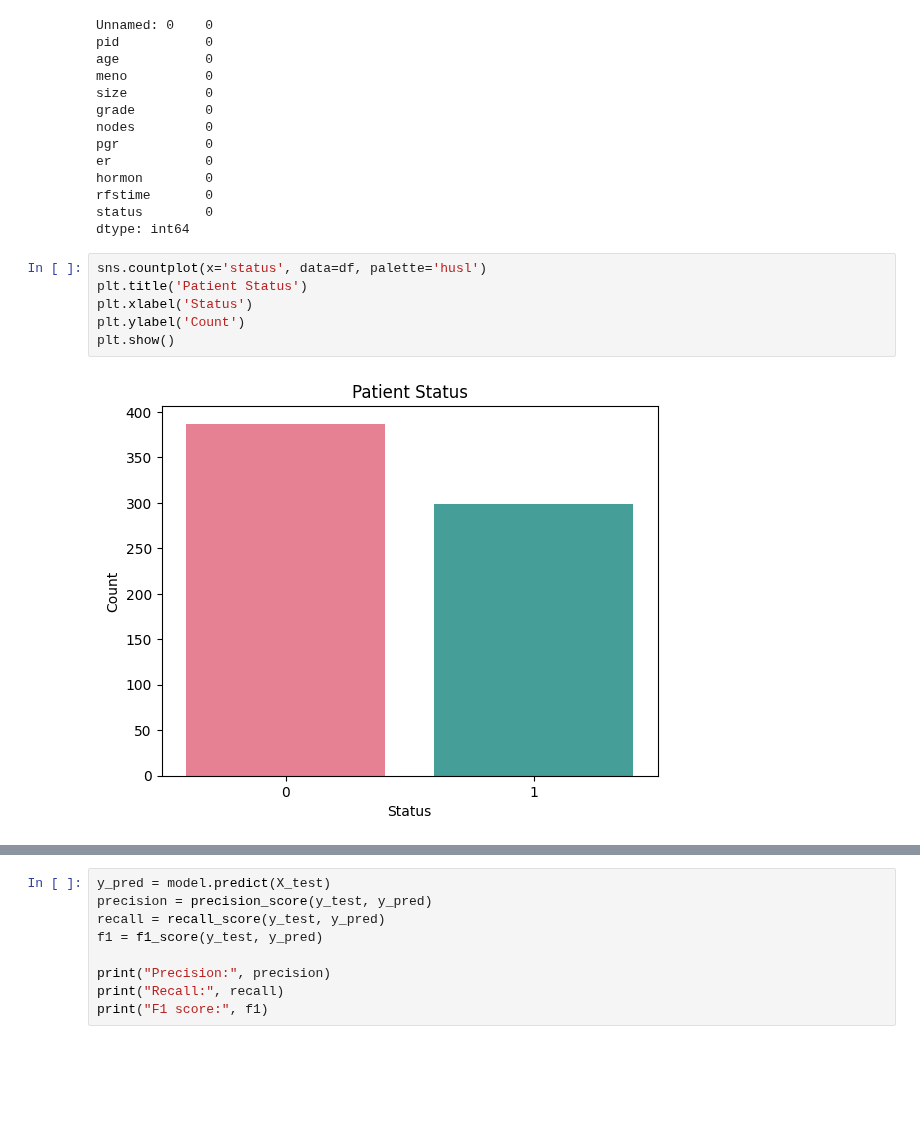
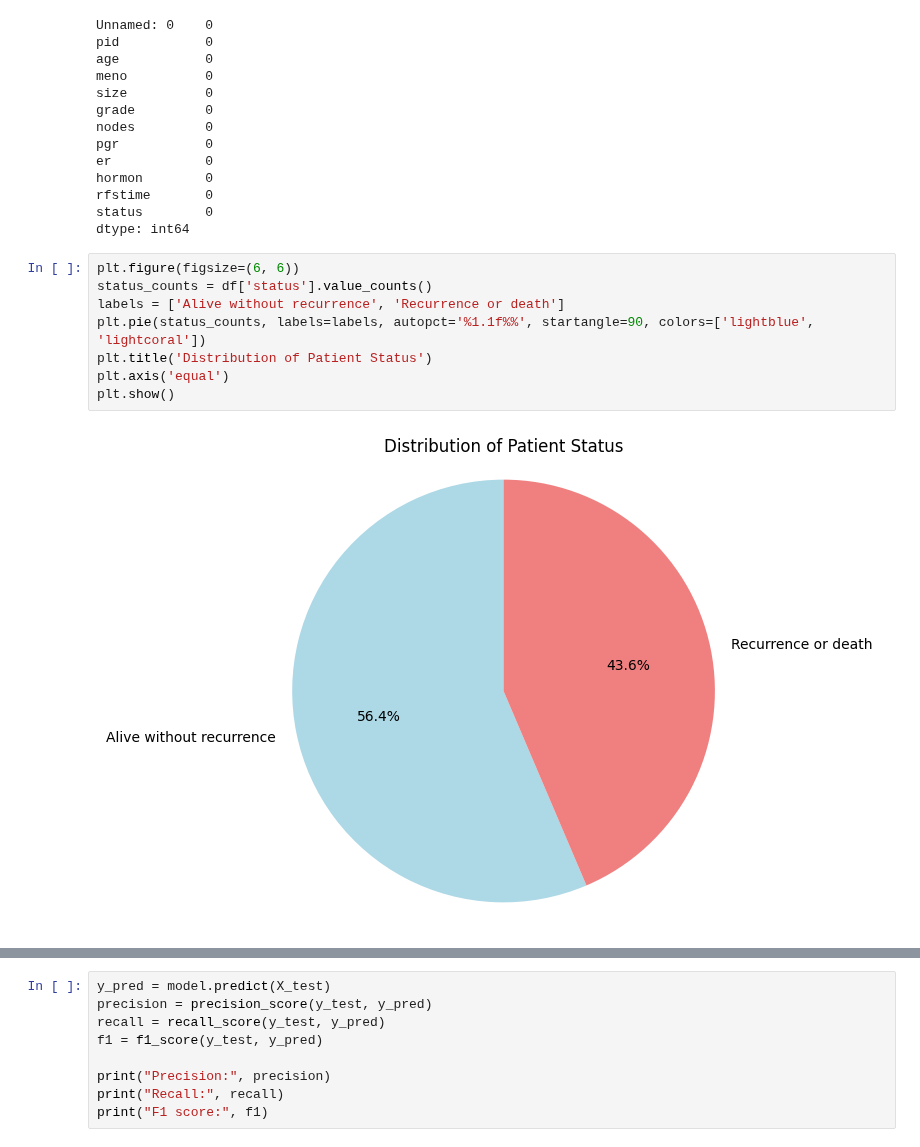
Before and after one commit to utkarshx27/Kaggle-Work-ML-Models, a Jupyter notebook: breast-cancer-dataset.ipynb, the cells around one changed output, grey strips where cells are left out. Cells and saved outputs as stored; diff of their text form; blank space fills up the shorter version.

```diff
--- a/breast-cancer-dataset.ipynb
+++ b/breast-cancer-dataset.ipynb
@@ -72,11 +70,13 @@ hormon        0
 rfstime       0
 status        0
 dtype: int64
-# %%
-sns.countplot(x='status', data=df, palette='husl')
-plt.title('Patient Status')
-plt.xlabel('Status')
-plt.ylabel('Count')
-plt.show()
-# %% [output]
-[figure, removed]
+# %%
+plt.figure(figsize=(6, 6))
+status_counts = df['status'].value_counts()
+labels = ['Alive without recurrence', 'Recurrence or death']
+plt.pie(status_counts, labels=labels, autopct='%1.1f%%', startangle=90, colors=['lightblue', 'lightcoral'])
+plt.title('Distribution of Patient Status')
+plt.axis('equal')
+plt.show()
+# %% [output]
+[figure, added]
```
Also changed, not shown: parts of 9 cells of this notebook.
